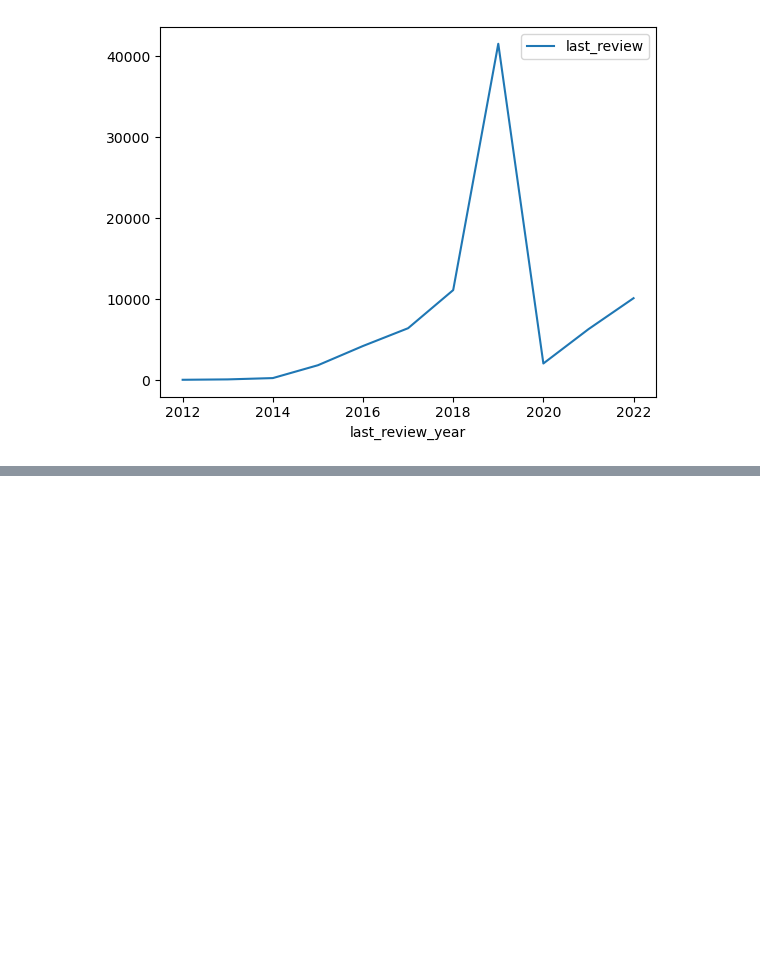
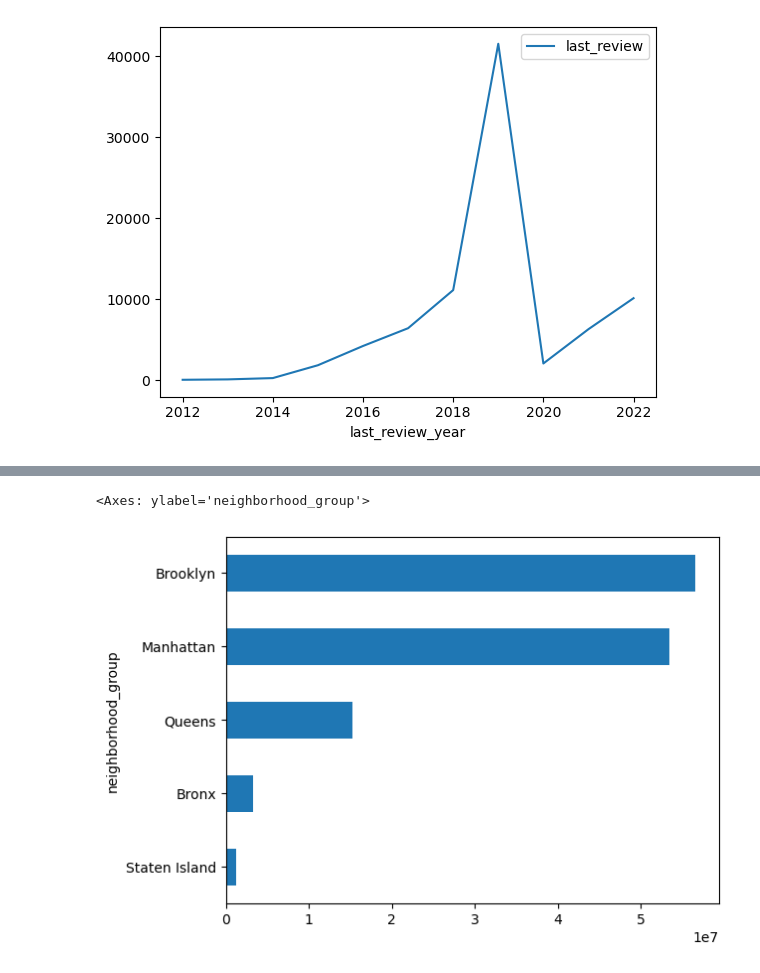
Before and after one commit to JoeAdelmous/airbnb-data-analysis, a Jupyter notebook: Airbnb.ipynb, the cells around one changed output, grey strips where cells are left out. Drawn from its saved outputs; the diff is of its cells as text; code cells hidden in the pictures; blank space fills up the shorter version.

```diff
--- a/Airbnb.ipynb
+++ b/Airbnb.ipynb
@@ -726,0 +859,2 @@ dfc
+# %%
+df3.rename(columns={'neighbourhood_group':'neighborhood_group'},inplace=True)
@@ -726,0 +909,5 @@ dfc
+# %%
+((df3.groupby('neighborhood_group')['minimum_total_price'].sum()).sort_values(ascending=True)).plot(kind='barh')
+# %% [output]
+<Axes: ylabel='neighborhood_group'>
+[figure, added]
```
Also changed, not shown: parts of 23 cells of this notebook.
